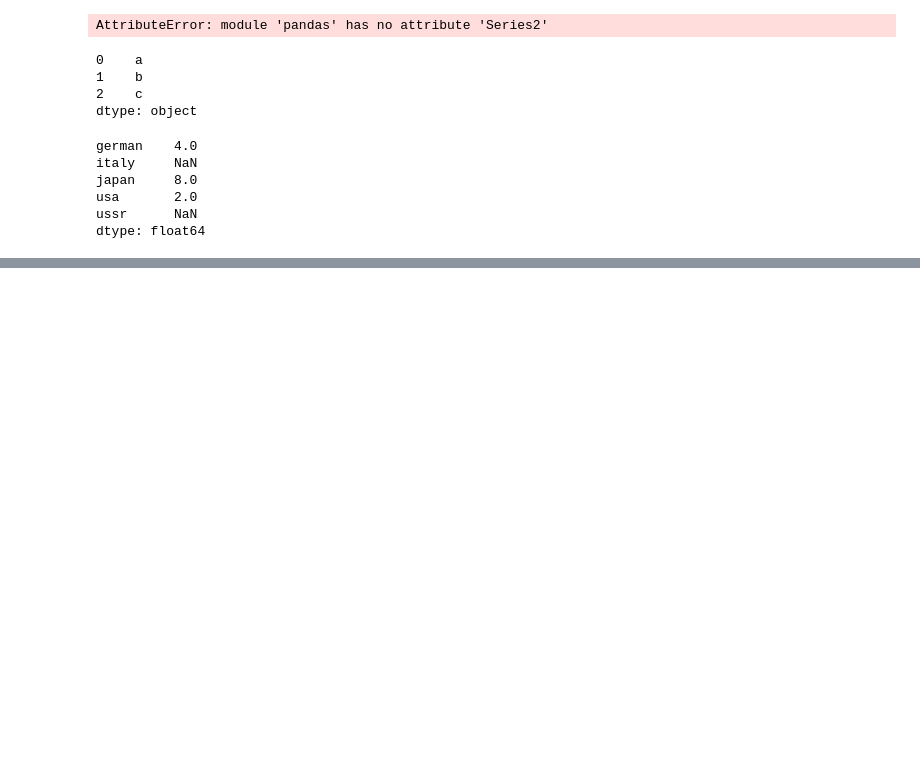
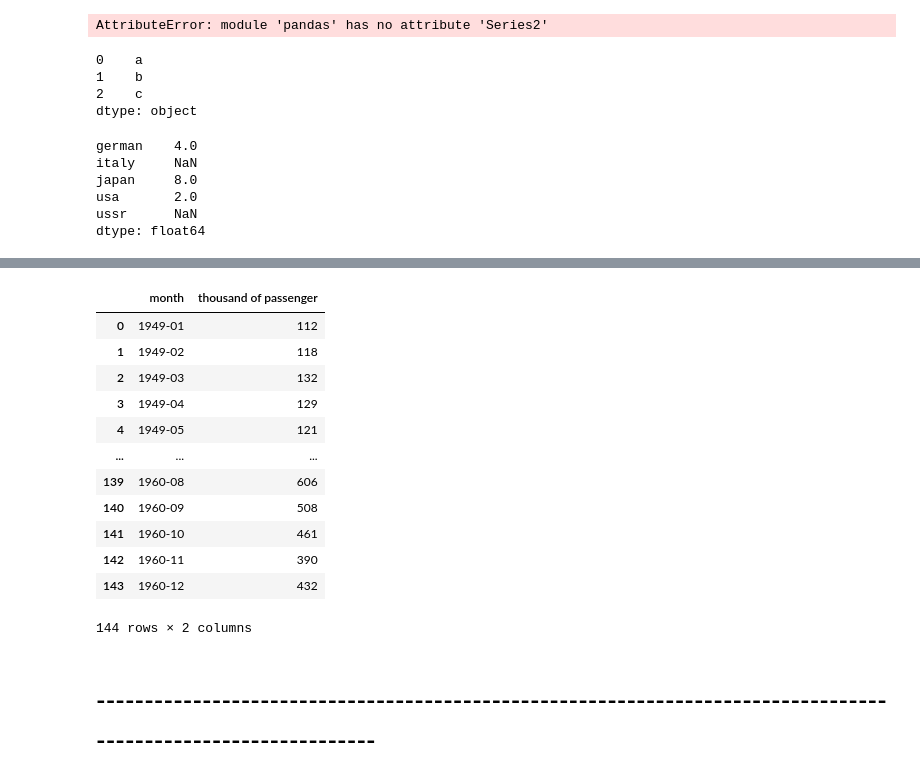
Before and after one commit to zng489/python-and-its-secrets, a Jupyter notebook: Pandas/Pandas.ipynb, the cells around one changed output, grey strips where cells are left out. Drawn from its saved outputs; the diff is of its cells as text; code cells hidden in the pictures; blank space fills up the shorter version.

```diff
--- a/Pandas/Pandas.ipynb
+++ b/Pandas/Pandas.ipynb
@@ -417,0 +529,20 @@ dtype: float64
+# %%
+df_7.columns = ['month','thousand of passenger']
+# %%
+df_7
+# %% [output]
+|  | month | thousand of passenger |
+| 0 | 1949-01 | 112 |
+| 1 | 1949-02 | 118 |
+| 2 | 1949-03 | 132 |
+| 3 | 1949-04 | 129 |
+| 4 | 1949-05 | 121 |
+| ... | ... | ... |
+| 139 | 1960-08 | 606 |
+| 140 | 1960-09 | 508 |
+| 141 | 1960-10 | 461 |
+| 142 | 1960-11 | 390 |
+| 143 | 1960-12 | 432 |
+144 rows × 2 columns
+# %% [markdown]
+# ---------------------------------------------------------------------------------------------------------------
```
Also changed, not shown: parts of 42 cells of this notebook, 1 other file.
